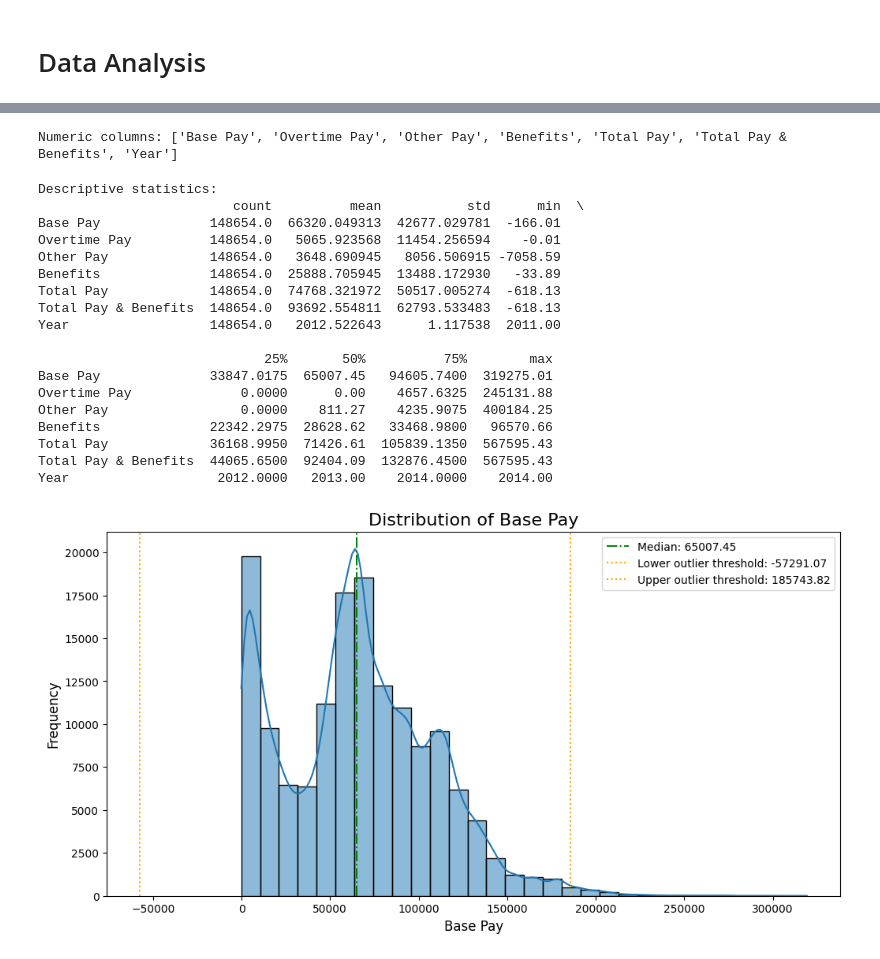
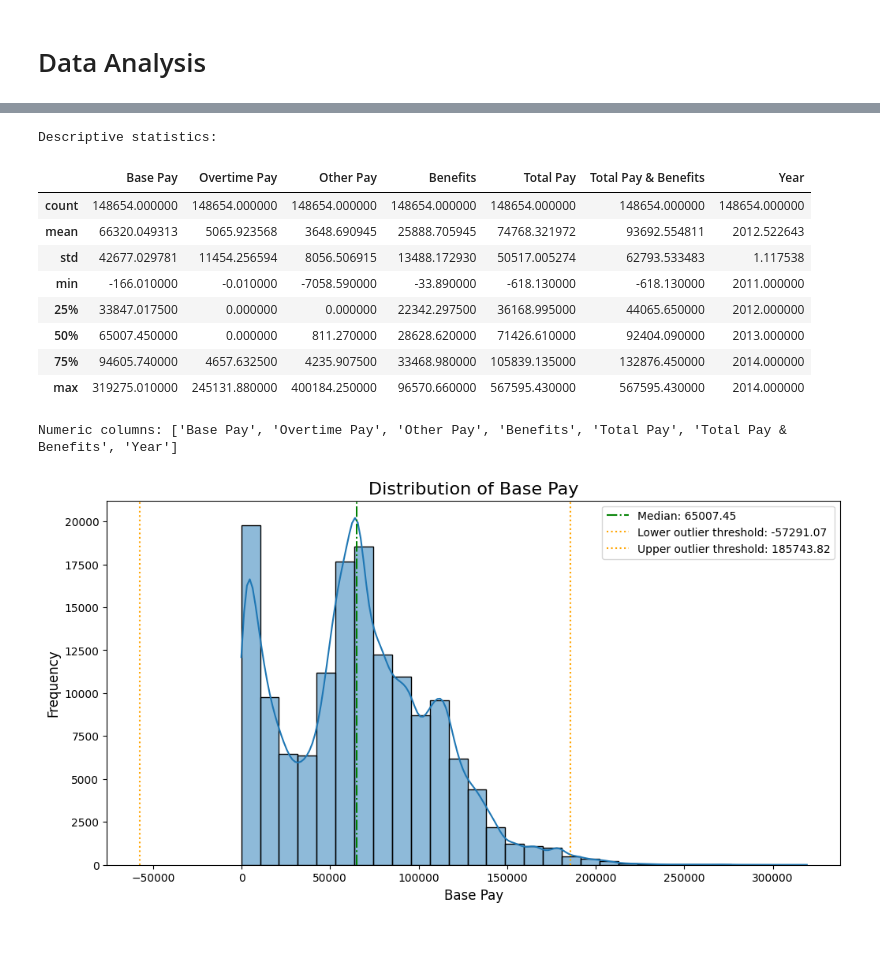
Before and after one commit to cricci3/Salaries_clustering, a Jupyter notebook: Project2_DA.ipynb, the cells around one changed output, grey strips where cells are left out. Cells and saved outputs as stored; diff of their text form; code cells hidden in the pictures.

```diff
--- a/Project2_DA.ipynb
+++ b/Project2_DA.ipynb
@@ -308,31 +305,23 @@ dtype: object
+# %%
+print("\nDescriptive statistics:")
+df.describe()
+# %% [output]
+Descriptive statistics:
+|  | Base Pay | Overtime Pay | Other Pay | Benefits | Total Pay | Total Pay & Benefits | Year |
+| count | 148654.000000 | 148654.000000 | 148654.000000 | 148654.000000 | 148654.000000 | 148654.000000 | 148654.000000 |
+| mean | 66320.049313 | 5065.923568 | 3648.690945 | 25888.705945 | 74768.321972 | 93692.554811 | 2012.522643 |
+| std | 42677.029781 | 11454.256594 | 8056.506915 | 13488.172930 | 50517.005274 | 62793.533483 | 1.117538 |
+| min | -166.010000 | -0.010000 | -7058.590000 | -33.890000 | -618.130000 | -618.130000 | 2011.000000 |
+| 25% | 33847.017500 | 0.000000 | 0.000000 | 22342.297500 | 36168.995000 | 44065.650000 | 2012.000000 |
+| 50% | 65007.450000 | 0.000000 | 811.270000 | 28628.620000 | 71426.610000 | 92404.090000 | 2013.000000 |
+| 75% | 94605.740000 | 4657.632500 | 4235.907500 | 33468.980000 | 105839.135000 | 132876.450000 | 2014.000000 |
+| max | 319275.010000 | 245131.880000 | 400184.250000 | 96570.660000 | 567595.430000 | 567595.430000 | 2014.000000 |
 # %%
 # Select only the numeric columns
 numeric_columns = df.select_dtypes(include=[np.number]).columns.tolist()
 print(f"Numeric columns: {numeric_columns}")
 # %% [output]
 Numeric columns: ['Base Pay', 'Overtime Pay', 'Other Pay', 'Benefits', 'Total Pay', 'Total Pay & Benefits', 'Year']
-# %%
-print("\nDescriptive statistics:")
-print(df[numeric_columns].describe().T)
-# %% [output]
-Descriptive statistics:
-                         count          mean           std      min  \
-Base Pay              148654.0  66320.049313  42677.029781  -166.01
-Overtime Pay          148654.0   5065.923568  11454.256594    -0.01
-Other Pay             148654.0   3648.690945   8056.506915 -7058.59
-Benefits              148654.0  25888.705945  13488.172930   -33.89
-Total Pay             148654.0  74768.321972  50517.005274  -618.13
-Total Pay & Benefits  148654.0  93692.554811  62793.533483  -618.13
-Year                  148654.0   2012.522643      1.117538  2011.00
-
-                             25%       50%          75%        max
-Base Pay              33847.0175  65007.45   94605.7400  319275.01
-Overtime Pay              0.0000      0.00    4657.6325  245131.88
-Other Pay                 0.0000    811.27    4235.9075  400184.25
-Benefits              22342.2975  28628.62   33468.9800   96570.66
-Total Pay             36168.9950  71426.61  105839.1350  567595.43
-Total Pay & Benefits  44065.6500  92404.09  132876.4500  567595.43
-Year                   2012.0000   2013.00    2014.0000    2014.00
 # %%
 # Function to plot histograms with density curve and vertical lines for mean, median and outlier bounds
 def plot_distribution(column, df, bins=30):
```
Also changed, not shown: parts of 3 cells of this notebook.
